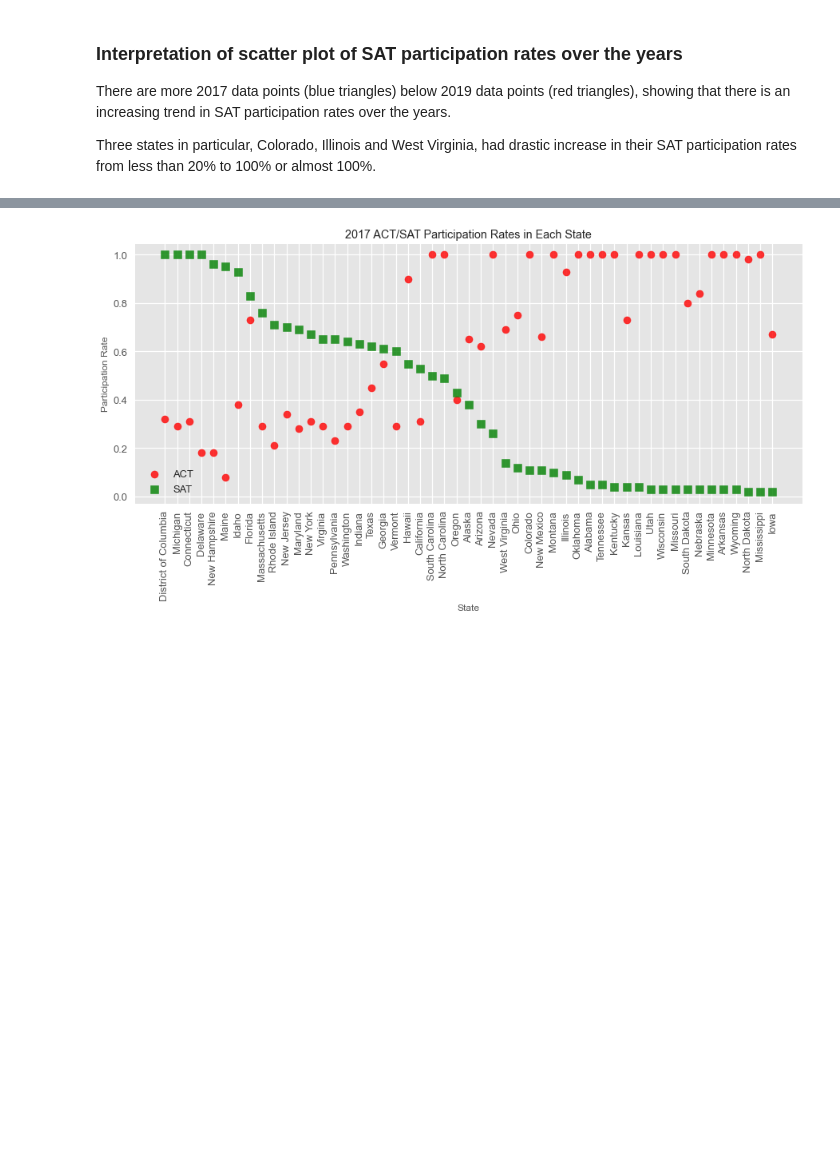
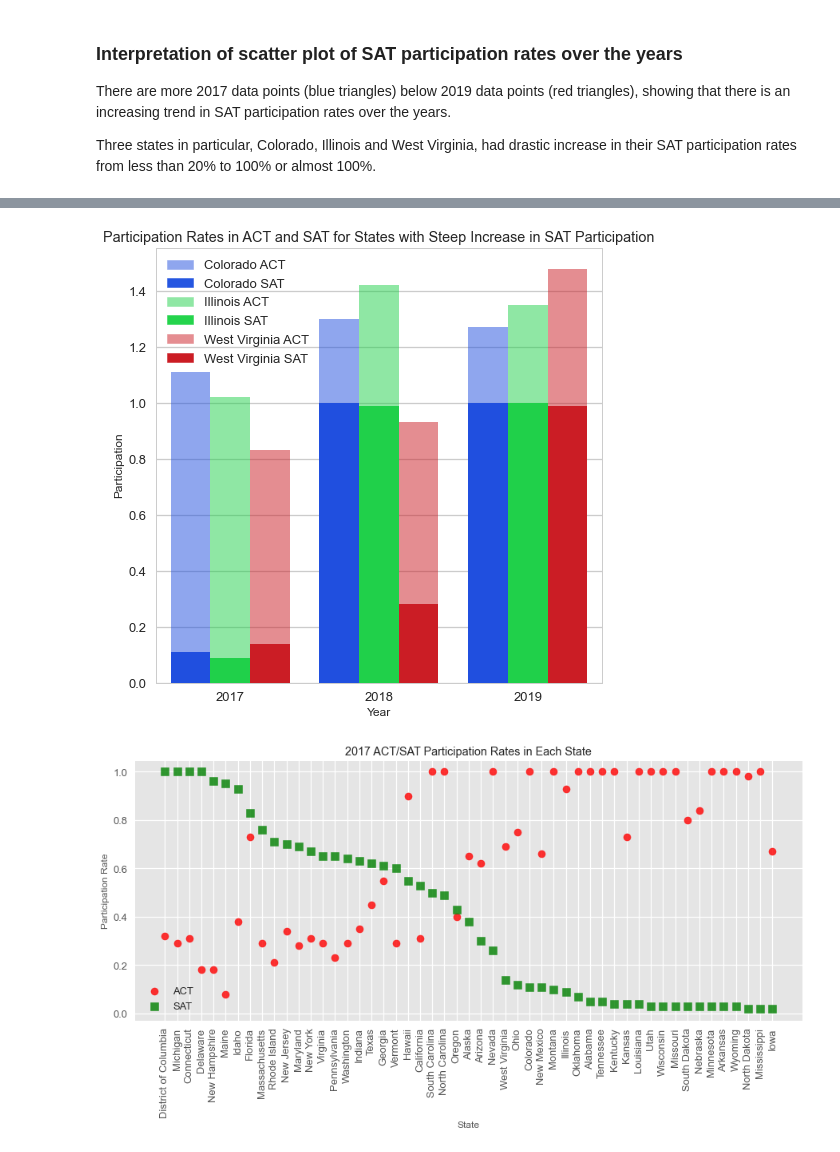
Before and after one commit to Liwwy83/GA_projects, a Jupyter notebook: Project 1/code/Investigating SAT Participation Rates.ipynb, the cells around one changed output, grey strips where cells are left out. Drawn from its saved outputs; the diff is of its cells as text; code cells hidden in the pictures; blank space fills up the shorter version.

```diff
--- a/Project 1/code/Investigating SAT Participation Rates.ipynb
+++ b/Project 1/code/Investigating SAT Participation Rates.ipynb
@@ -1341,3 +1348,28 @@ plt.show()
+# %%
+# For use in presentation
+# Show trends of SAT vs ACT participation rates in Colorado, Illinois and West Virginia
+
+import matplotlib.patches as mpatches
+plt.style.use('seaborn-bright')
+plt.style.use('seaborn-whitegrid')
+plt.figure(figsize = (8,8))
+sns.barplot(data = barplot_sum, x = 'year', y = 'participation', hue = 'state', alpha = 0.5)
+sns.barplot(data = barplot_sat, x = 'year', y = 'participation', hue = 'state')
+plt.legend(
+    handles = [mpatches.Patch(color='#8fa6ee'), mpatches.Patch(color='#2556e1'),
+               mpatches.Patch(color='#8fe7a4'), mpatches.Patch(color='#24d44c'),
+               mpatches.Patch(color='#e58d91'), mpatches.Patch(color='#cb1c24')
+              ],
+    labels = ['Colorado ACT', 'Colorado SAT',
+               'Illinois ACT', 'Illinois SAT',
+               'West Virginia ACT', 'West Virginia SAT'
+             ])
+plt.title('Participation Rates in ACT and SAT for States with Steep Increase in SAT Participation')
+plt.xlabel('Year')
+plt.ylabel('Participation')
+plt.show()
+# %% [output]
+[figure, added]
 # %%
 # ACT vs SAT participation rates over the years
 sat_sorted_2017 = act_sat_participation.sort_values('participation_2017_sat', ascending = False)
```
Also changed, not shown: parts of 3 cells of this notebook, 4 other files.
